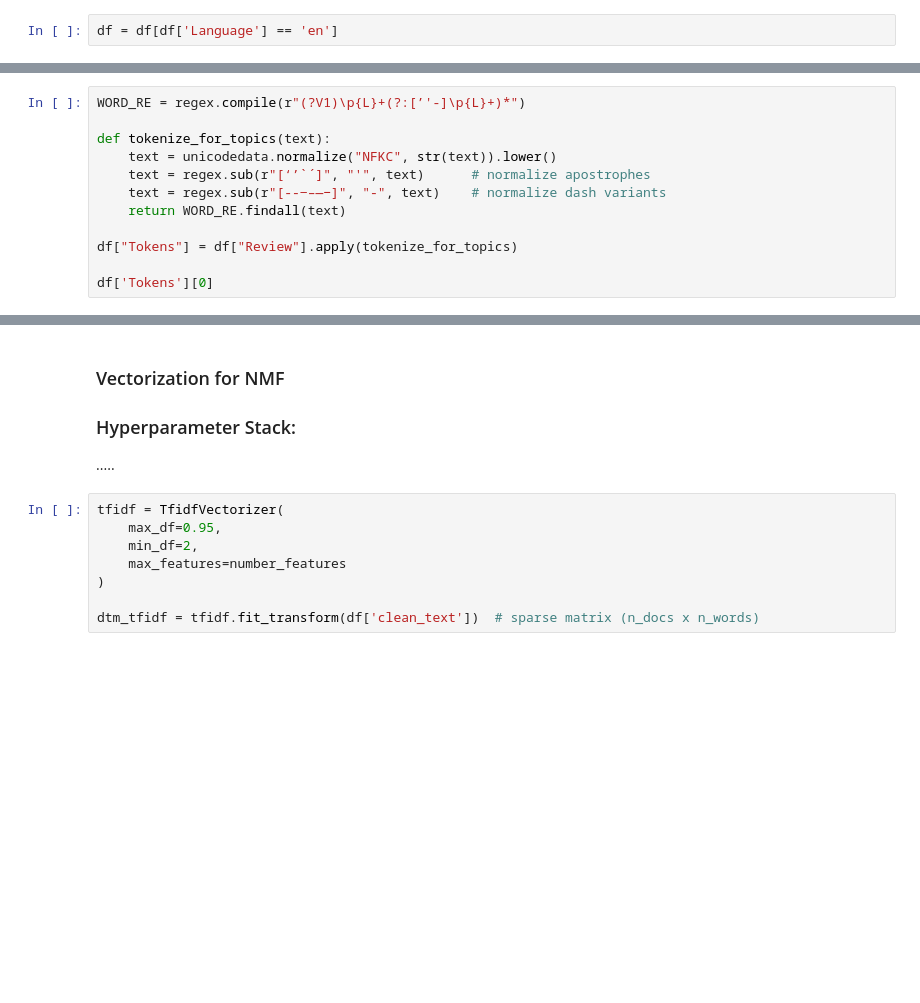
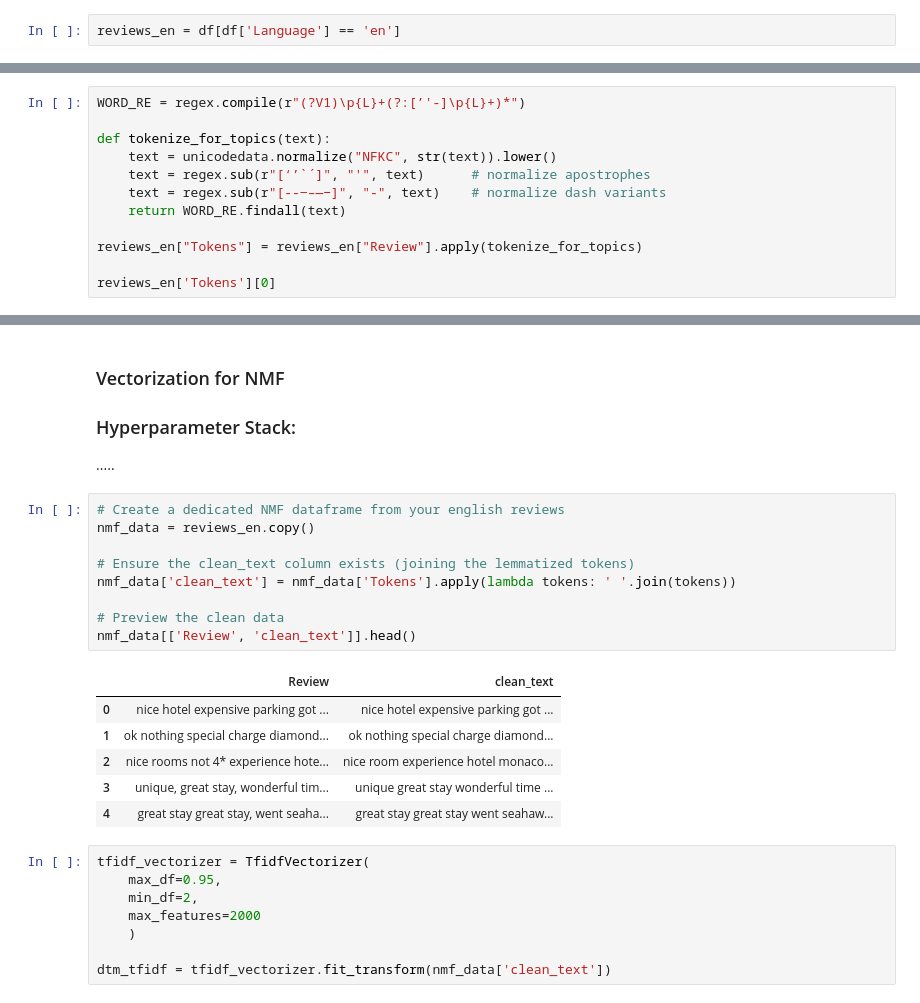
Before and after one commit to Hunteracademic/Unsupervised_assignment_1, a Jupyter notebook: FinalProject_Group04_AlexKravtsov_DanielCastiblanco_HunterWard.ipynb, the cells around one changed output, grey strips where cells are left out. Cells and saved outputs as stored; diff of their text form; blank space fills up the shorter version.

```diff
--- a/FinalProject_Group04_AlexKravtsov_DanielCastiblanco_HunterWard.ipynb
+++ b/FinalProject_Group04_AlexKravtsov_DanielCastiblanco_HunterWard.ipynb
@@ -75,7 +76,7 @@ Name: count, dtype: int64
 # %% [markdown]
 Removing non-english reviews
 # %%
-df = df[df['Language'] == 'en']
+reviews_en = df[df['Language'] == 'en']
 # %% [markdown]
 ### Tokenization / Removing Punctuation / Case Normalization
 # %%
@@ -87,9 +88,9 @@ def tokenize_for_topics(text):
     text = regex.sub(r"[‐‑‒–—−]", "-", text)    # normalize dash variants
     return WORD_RE.findall(text)
 
-df["Tokens"] = df["Review"].apply(tokenize_for_topics)
+reviews_en["Tokens"] = reviews_en["Review"].apply(tokenize_for_topics)
 
-df['Tokens'][0]
+reviews_en['Tokens'][0]
 # %% [output]
 ['nice',
  'hotel',
@@ -177,14 +282,30 @@ print(dtm_cv[0])
 ### Vectorization for NMF
 ### Hyperparameter Stack:
 .....
+# %%
+# Create a dedicated NMF dataframe from your english reviews
+nmf_data = reviews_en.copy()
+
+# Ensure the clean_text column exists (joining the lemmatized tokens)
+nmf_data['clean_text'] = nmf_data['Tokens'].apply(lambda tokens: ' '.join(tokens))
+
+# Preview the clean data
+nmf_data[['Review', 'clean_text']].head()
+# %% [output]
+|  | Review | clean_text |
+| 0 | nice hotel expensive parking got ... | nice hotel expensive parking got ... |
+| 1 | ok nothing special charge diamond... | ok nothing special charge diamond... |
+| 2 | nice rooms not 4* experience hote... | nice room experience hotel monaco... |
+| 3 | unique, great stay, wonderful tim... | unique great stay wonderful time ... |
+| 4 | great stay great stay, went seaha... | great stay great stay went seahaw... |
 # %%
-tfidf = TfidfVectorizer(
+tfidf_vectorizer = TfidfVectorizer(
     max_df=0.95,
     min_df=2,
-    max_features=number_features
-)
+    max_features=2000
+    )
 
-dtm_tfidf = tfidf.fit_transform(df['clean_text'])  # sparse matrix (n_docs x n_words)
+dtm_tfidf = tfidf_vectorizer.fit_transform(nmf_data['clean_text'])
 # %%
 print(dtm_tfidf[0])
 # %% [output]
```
Also changed, not shown: parts of 17 cells of this notebook.
